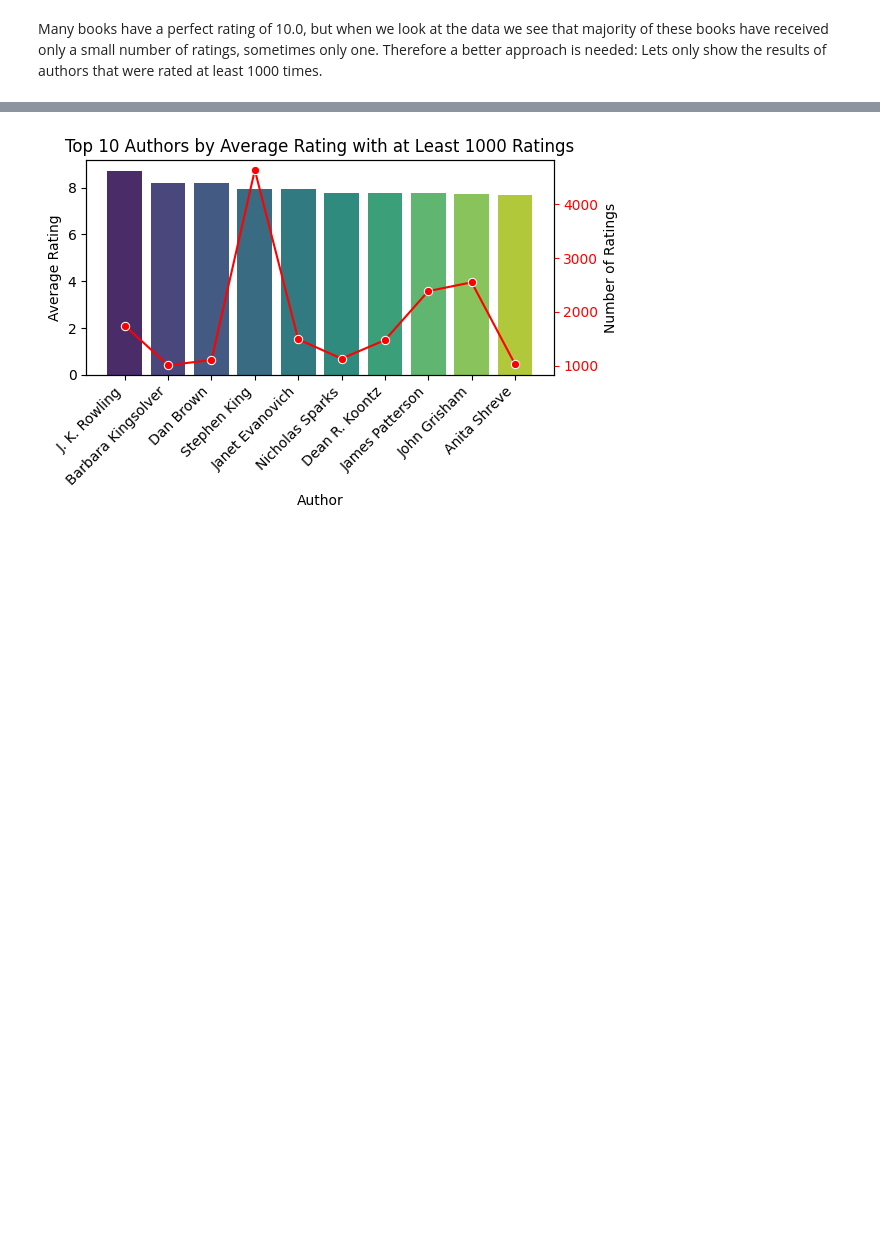
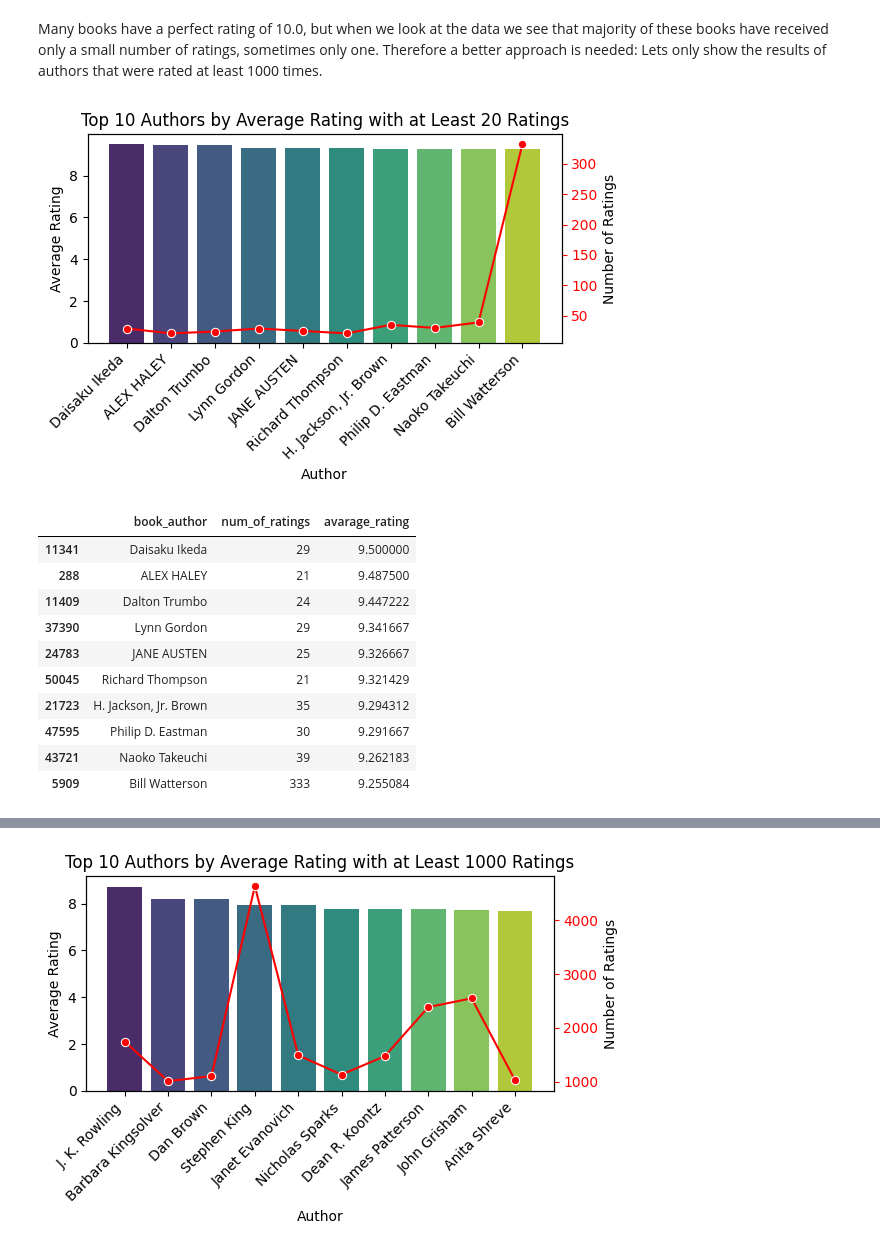
Before and after one commit to BorisBorshevsky/DataPlatHW, a Jupyter notebook: HW1 v3.ipynb, the cells around one changed output, grey strips where cells are left out. Drawn from its saved outputs; the diff is of its cells as text; code cells hidden in the pictures; blank space fills up the shorter version.

```diff
--- a/HW1 v3.ipynb
+++ b/HW1 v3.ipynb
@@ -772,3 +772,18 @@ graph_data = top_rated_by_avg_rating(df_age_books)
 [figure]
 # %% [markdown]
 Many books have a perfect rating of 10.0, but when we look at the data we see that majority of these books have received only a small number of ratings, sometimes only one. Therefore a better approach is needed: Lets only show the results of authors that were rated at least 1000 times.
+# %%
+top_rated_by_avg_rating(df_age_books, 20)
+# %% [output]
+[figure, added]
+|  | book_author | num_of_ratings | avarage_rating |
+| 11341 | Daisaku Ikeda | 29 | 9.500000 |
+| 288 | ALEX HALEY | 21 | 9.487500 |
+| 11409 | Dalton Trumbo | 24 | 9.447222 |
+| 37390 | Lynn Gordon | 29 | 9.341667 |
+| 24783 | JANE AUSTEN | 25 | 9.326667 |
+| 50045 | Richard Thompson | 21 | 9.321429 |
+| 21723 | H. Jackson, Jr. Brown | 35 | 9.294312 |
+| 47595 | Philip D. Eastman | 30 | 9.291667 |
+| 43721 | Naoko Takeuchi | 39 | 9.262183 |
+| 5909 | Bill Watterson | 333 | 9.255084 |
```
Also changed, not shown: parts of 6 cells of this notebook.
